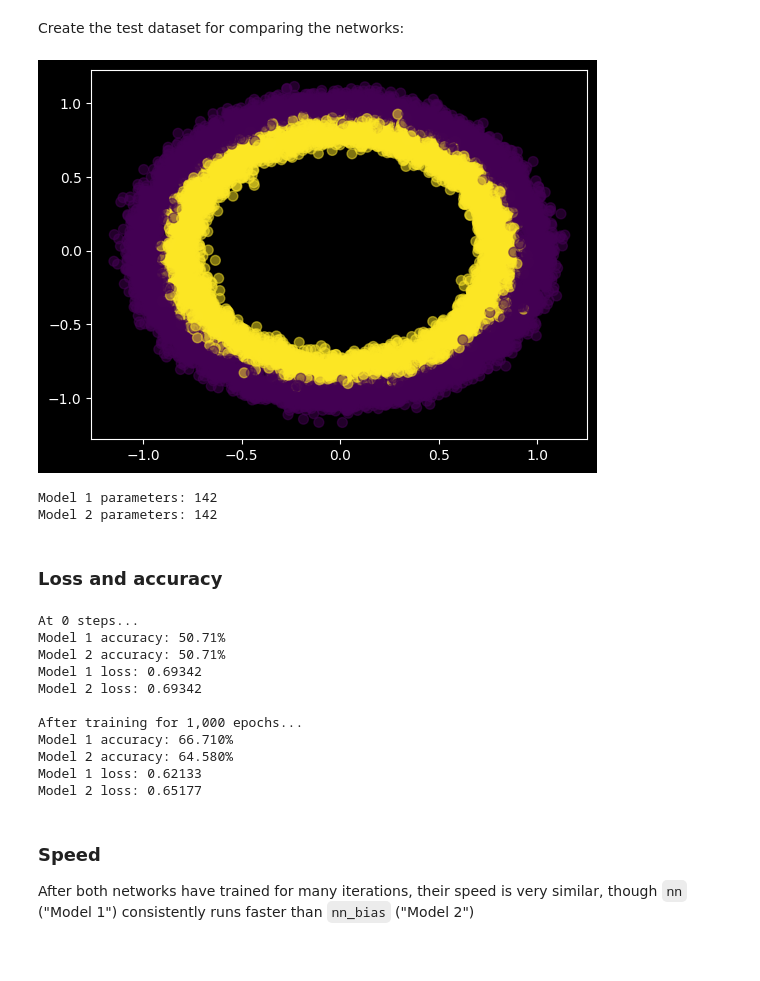
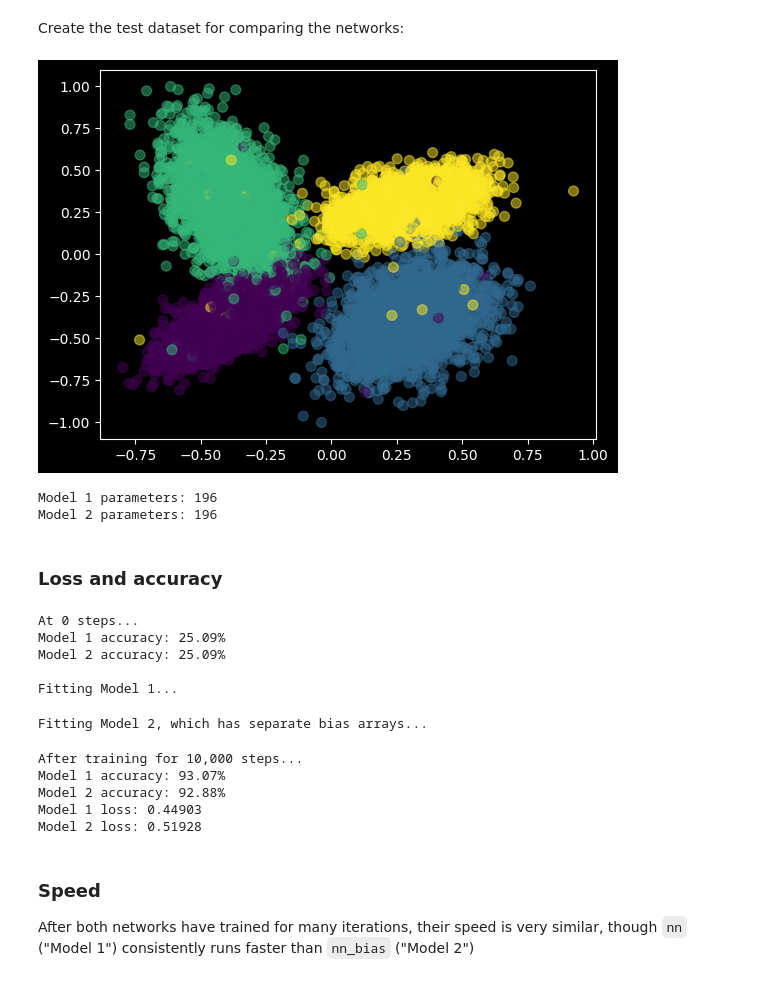
Before and after one commit to rparkr/ml-projects, a Jupyter notebook: neural_network_from_scratch.ipynb, the cells around one changed output. Saved outputs shown, nothing was run; the diff lists cells and outputs as text; code cells hidden in the pictures.

Commit message:
Add demo images; improve training

```diff
--- a/neural_network_from_scratch.ipynb
+++ b/neural_network_from_scratch.ipynb
@@ -2174,32 +2233,36 @@ Create the test dataset for comparing the networks:
 # %%
 import matplotlib.pyplot as plt
 from sklearn.datasets import make_moons
 from sklearn.datasets import make_circles
 from sklearn.datasets import make_classification
 
 # Choose any of the three methods below:
 # X, y = make_moons(n_samples=10_000, noise=0.2)
-X, y = make_circles(n_samples=10_000, noise=0.05)
-# X, y = make_classification(
-#     n_samples=10_000,
-#     n_features=2,
-#     n_informative=2,
-#     n_redundant=0,
-#     n_repeated=0,
-#     n_classes=2,
-#     n_clusters_per_class=1,
-#     class_sep=2)
+# X, y = make_circles(n_samples=10_000, noise=0.05)
+X, y = make_classification(
+    n_samples=10_000,
+    n_features=2,
+    n_informative=2,
+    n_redundant=0,
+    n_repeated=0,
+    n_classes=4,
+    n_clusters_per_class=1,
+    class_sep=2)
 
 
 # Cast to the same data type used for the network's parameters
+X = normalize(X)
 X = X.astype(np.float32)
+# Add features
+X = np.concatenate((X, X**2, np.sin(X), np.cos(X), np.sin(X**2), np.cos(X**2)),
+                   axis=1)
 # Encode y_target to match the format for computing loss
 y_target = one_hot_encode(y)
 
 plt.scatter(X[:, 0], X[:, 1], c=y, alpha=0.5, s=50)
 plt.show()
 # %% [output]
-[figure, old version]
+[figure, new version]
 # %%
 # The original version, where weights and biases are combined into a single
 # matrix for each layer
@@ -2208,8 +2271,8 @@ model = nn(
     n_layers = 4,
     neurons_per_layer = [4, 10, 6, np.unique(y).size],
     bias = True,
-    activation = 'sigmoid',
-    lambda_ = 0.1,
+    activation = 'relu',
+    lambda_ = 0.0,
     loss_fn = 'cross_entropy',
     alpha = 0.001,
     dtype = np.float32,
@@ -2222,49 +2285,45 @@ model2 = nn_bias(
     n_layers = 4,
     neurons_per_layer = [4, 10, 6, np.unique(y).size],
     bias = True,
-    activation = 'sigmoid',
-    lambda_ = 0.1,
+    activation = 'relu',
+    lambda_ = 0.0,
     loss_fn = 'cross_entropy',
     alpha = 0.001,
     dtype = np.float32,
     seed = 12)
 print(f"Model 2 parameters: {model2.n_params}")
 # %% [output]
-Model 1 parameters: 142
-Model 2 parameters: 142
+Model 1 parameters: 196
+Model 2 parameters: 196
 # %% [markdown]
 ### Loss and accuracy
 # %%
 print(f"At {model.n_steps} steps...")
 print(f"Model 1 accuracy: {model.accuracy(X, y):.2%}")
 print(f"Model 2 accuracy: {model2.accuracy(X, y):.2%}")
-for n in range(1000):
-    model.backward(X, y_target)
-    model2.backward(X, y_target)
-    if n == 0:
-        print(f"Model 1 loss: {model.loss:,.5f}")
-        print(f"Model 2 loss: {model2.loss:,.5f}")
-    model.step()
-    model2.step()
-    model.zero_grad()
-    model2.zero_grad()
-print(f"\nAfter training for {model.n_steps:,.0f} epochs...")
+
+print('\nFitting Model 1...')
+model.train(X, y_target, n_epochs=100, batch_size=100)
+print('Fitting Model 2, which has separate bias arrays...')
+model2.train(X, y_target, n_epochs=100, batch_size=100)
+
+print(f"\nAfter training for {model.n_steps:,.0f} steps...")
 print(f"Model 1 accuracy: {model.accuracy(X, y):.2%}")
 print(f"Model 2 accuracy: {model2.accuracy(X, y):.2%}")
 print(f"Model 1 loss: {model.loss:,.5f}")
 print(f"Model 2 loss: {model2.loss:,.5f}")
 # %% [output]
 At 0 steps...
-Model 1 accuracy: 50.71%
-Model 2 accuracy: 50.71%
-Model 1 loss: 0.69342
-Model 2 loss: 0.69342
+Model 1 accuracy: 25.09%
+Model 2 accuracy: 25.09%
 
-After training for 1,000 epochs...
-Model 1 accuracy: 66.710%
-Model 2 accuracy: 64.580%
-Model 1 loss: 0.62133
-Model 2 loss: 0.65177
+Fitting Model 1...
+Fitting Model 2, which has separate bias arrays...
+After training for 10,000 steps...
+Model 1 accuracy: 93.07%
+Model 2 accuracy: 92.88%
+Model 1 loss: 0.44903
+Model 2 loss: 0.51928
 # %% [markdown]
 ### Speed
 After both networks have trained for many iterations, their speed is very similar, though `nn` ("Model 1") consistently runs faster than `nn_bias` ("Model 2")
```
Also changed, not shown: parts of 41 cells of this notebook, 4 other files.
